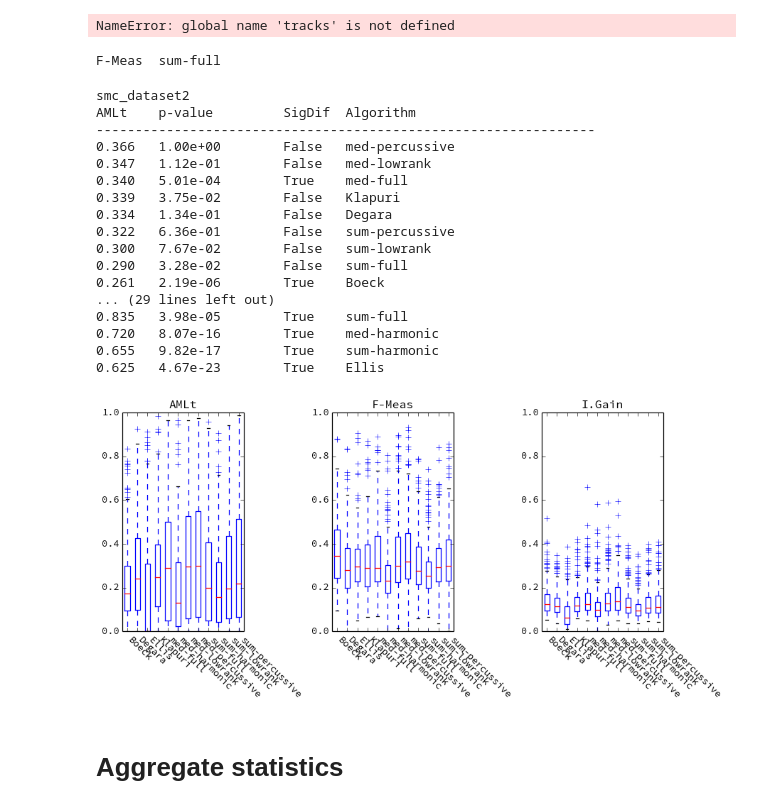
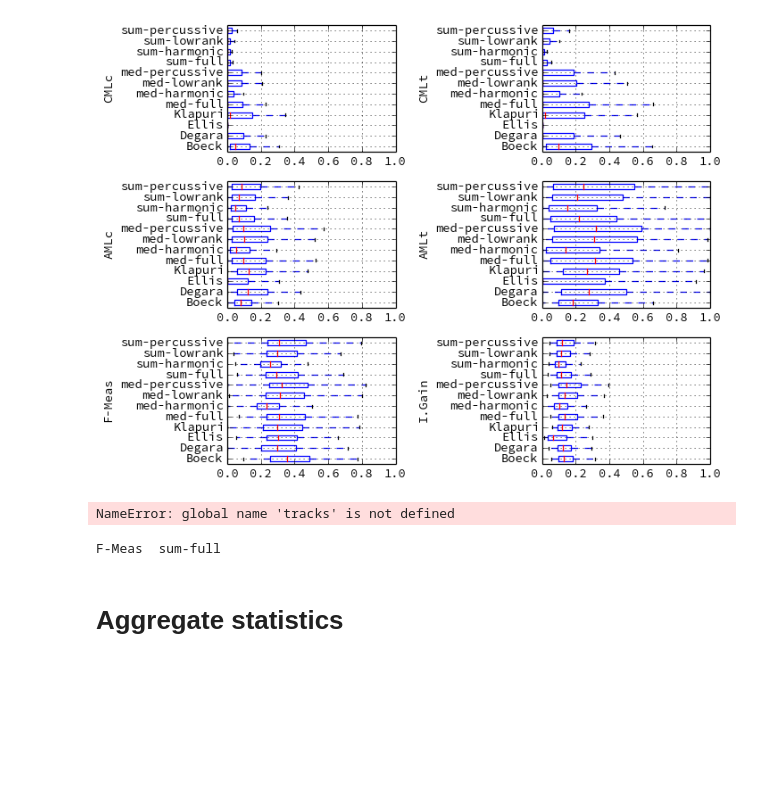
Before and after one commit to bmcfee/beat_onset, a Jupyter notebook: code/ICASSP2013 - Beat tracking.ipynb, the cells around one changed output. Saved outputs shown, nothing was run; the diff lists cells and outputs as text; code cells hidden in the pictures; blank space fills up the shorter version.

```diff
--- a/code/ICASSP2013 - Beat tracking.ipynb
+++ b/code/ICASSP2013 - Beat tracking.ipynb
@@ -94,23 +94,27 @@ def get_top_sig(perfs, idx, p=0.05):
         print '%.3f\t%.2e\t%r\t%s' % (v, sigdiff[k], sigdiff[k] * (n_algs -1) < p, k)
 # %%
 def plot_boxes(data, metrics=None):
-    figure(figsize=(10,5))
+    figure(figsize=(8,6))
     if metrics is None:
         metrics = range(len(SCORENAMES))
 
     for j,i in enumerate(metrics, 1):
-        subplot(len(metrics)/3, 3, j)
+        subplot(3, len(metrics)/3, j)
         my_data = []
         leg = []
         for k in sorted(data.keys()):
             leg.append(k)
             my_data.append(data[k][:, i])
         my_data = np.array(my_data).T
-        boxplot(my_data, bootstrap=10000)
-        xticks(range(1, 1+len(data)), leg, rotation=-45, horizontalalignment='left')
-        ylim([0, max(1.0, my_data.max())])
+        if i == 7:
+            my_data /= np.log2(N_BINS)
+        boxplot(my_data, bootstrap=10000, sym='', vert=False)
+        yticks(range(1, 1+len(data)), leg)#, rotation=-45, horizontalalignment='left')
+        #xlim([0, max(1.0, my_data.max())])
+        xlim([0, 1.0])
+        grid('on')
+        ylabel(SCORENAMES[i])
         tight_layout()
-        title(SCORENAMES[i])
 # %%
 def get_worst_examples(perfs, algorithm, idx, k=10, rev=False):
     #files = sorted(map(os.path.basename, glob.glob('%s/predictions/%s/%s/*' % (ROOTPATH, SETNAME, algorithm))))
@@ -137,3 +164,8 @@ for (agg, spec) in itertools.product(AGGS, SPECS):
+# %%
+plot_boxes(scores, [1,2,3,4,5,7])
+tight_layout()
+# %% [output]
+[figure, added]
 # %%
 for alg in ['sum-full', 'med-full']:
     get_worst_examples(scores, alg, 5, k=5, rev=False)
@@ -141,33 +173,6 @@ for alg in ['sum-full', 'med-full']:
 # %% [output]
 NameError: global name 'tracks' is not defined
 F-Meas  sum-full
-# %%
-print DATASETS[-1]
-for idx in [4,5,7]:
-    get_top_sig(scores, idx)
-    print
-# %% [output]
-smc_dataset2
-AMLt    p-value         SigDif  Algorithm
-----------------------------------------------------------------
-0.366   1.00e+00        False   med-percussive
-0.347   1.12e-01        False   med-lowrank
-0.340   5.01e-04        True    med-full
-0.339   3.75e-02        False   Klapuri
-0.334   1.34e-01        False   Degara
-0.322   6.36e-01        False   sum-percussive
-0.300   7.67e-02        False   sum-lowrank
-0.290   3.28e-02        False   sum-full
-0.261   2.19e-06        True    Boeck
-... (29 lines left out)
-0.835   3.98e-05        True    sum-full
-0.720   8.07e-16        True    med-harmonic
-0.655   9.82e-17        True    sum-harmonic
-0.625   4.67e-23        True    Ellis
-# %%
-plot_boxes(scores, [4,5,7])
-# %% [output]
-[figure, removed]
 # %% [markdown]
 # Aggregate statistics
 # %%
```
Also changed, not shown: parts of 1 cell of this notebook, 1 other file.
